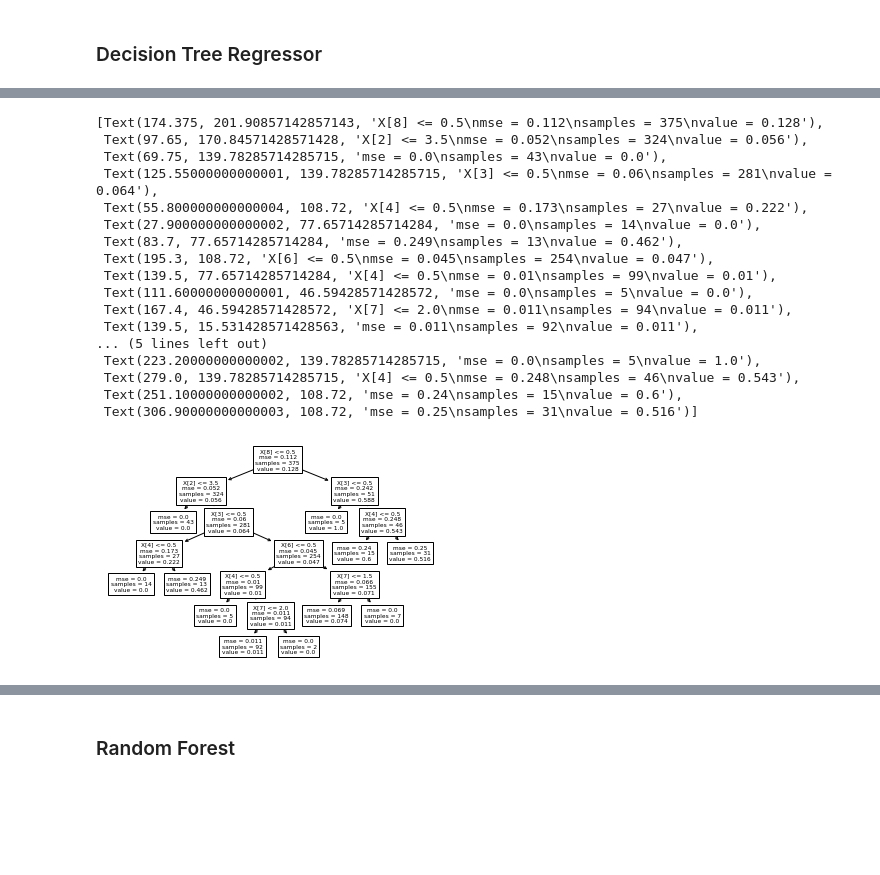
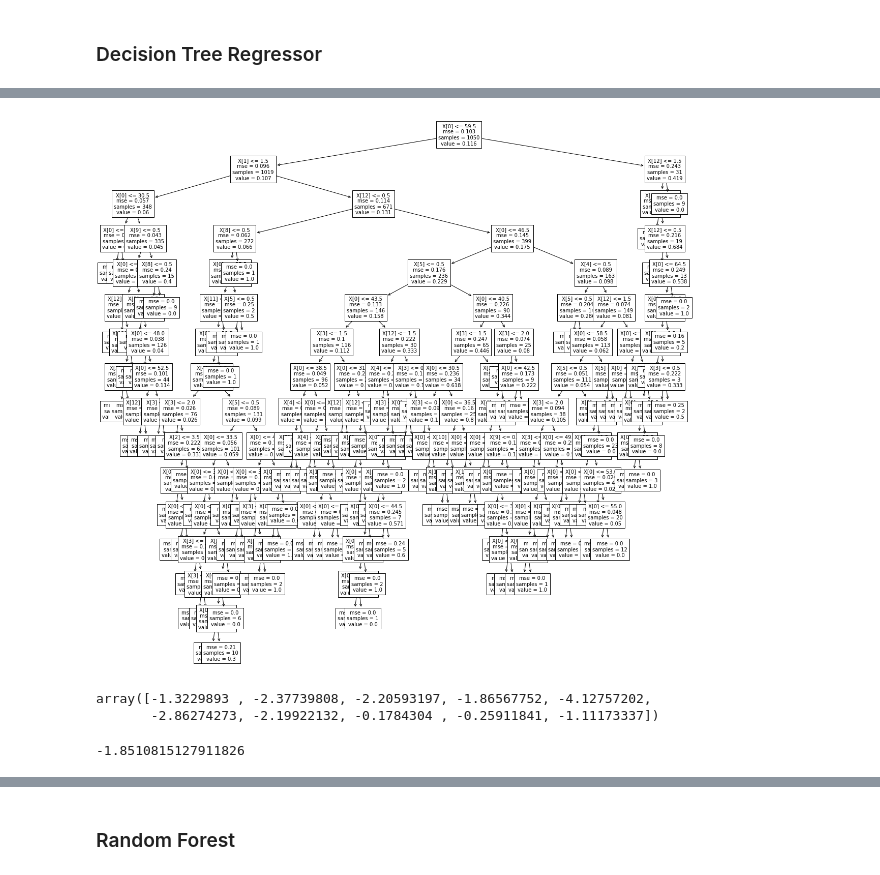
Before and after one commit to sergioneto12/Analise_Censo_Escolar_2020, a Jupyter notebook: Dados - Censo Escolar.ipynb, the cells around one changed output, grey strips where cells are left out. Saved outputs shown, nothing was run; the diff lists cells and outputs as text; code cells hidden in the pictures; blank space fills up the shorter version.

```diff
--- a/Dados - Censo Escolar.ipynb
+++ b/Dados - Censo Escolar.ipynb
@@ -125,8 +149,8 @@ dados_1
 # %%
 #Verificando os dados nulos
 
-dados_1 = dados_1[dados_1.isnull().values.any(axis=1)]
-NAvalues = dados_1.isnull().sum()
+dados_null = dados_1[dados_1.isnull().values.any(axis=1)]
+NAvalues = dados_null.isnull().sum()
 
 NAvaluesFrame = pd.DataFrame(NAvalues.sort_values(ascending = False), columns = ['NaN_Values'])
 
@@ -397,5 +392,5 @@ Será que podemos prever se, de acordo com as características dos professores q
 # %%
 # Previsão para o futuro
-df1 = dados_1[:500].copy().drop(['ID_DOCENTE', 'Mês Nasc.', 'Ano Nasc.'], axis=1)
+df1 = dados_1[:1500]
 df1
 # %% [output]
@@ -478,7 +427,7 @@ plt.show()
 from sklearn import svm
 from sklearn.model_selection import  train_test_split
 # %%
-data = df1[['Nacionalidade', 'Nec. Especial', 'Grau Escolaridade', 'Licenciatura', 'Com espec.', 'Com doutorado','Sem pós', 'Tipo de Docência', 'Língua Portuguesa']]
+data = df1.drop('Matemática', axis=1)
 target = df1['Matemática']
 
 data.fillna(0, inplace=True)
@@ -558,7 +545,7 @@ np.sqrt(mean_squared_error(y_test, predicao))
 # %%
 from sklearn.metrics import mean_absolute_error
 
-x_train, x_test, y_train, y_test = train_test_split(x, y, test_size = 0.5, random_state = 0)
+x_train, x_test, y_train, y_test = train_test_split(x, y, test_size = 0.3, random_state = 0)
 
 def get_mae(max_leaf_nodes, train_x, test_x, train_y, test_y):
     tester = DecisionTreeRegressor(max_leaf_nodes=max_leaf_nodes, random_state=0)
@@ -587,24 +587,24 @@ tester.score(x_test, y_test)
 # %%
-plot_tree(tester)
+plt.figure(figsize=(20,20))  # set plot size (denoted in inches)
+plot_tree(tester, fontsize=10)
+plt.show()
+# plot_tree(tester)
 # %% [output]
-[Text(174.375, 201.90857142857143, 'X[8] <= 0.5\nmse = 0.112\nsamples = 375\nvalue = 0.128'),
- Text(97.65, 170.84571428571428, 'X[2] <= 3.5\nmse = 0.052\nsamples = 324\nvalue = 0.056'),
- Text(69.75, 139.78285714285715, 'mse = 0.0\nsamples = 43\nvalue = 0.0'),
- Text(125.55000000000001, 139.78285714285715, 'X[3] <= 0.5\nmse = 0.06\nsamples = 281\nvalue = 0.064'),
- Text(55.800000000000004, 108.72, 'X[4] <= 0.5\nmse = 0.173\nsamples = 27\nvalue = 0.222'),
- Text(27.900000000000002, 77.65714285714284, 'mse = 0.0\nsamples = 14\nvalue = 0.0'),
- Text(83.7, 77.65714285714284, 'mse = 0.249\nsamples = 13\nvalue = 0.462'),
- Text(195.3, 108.72, 'X[6] <= 0.5\nmse = 0.045\nsamples = 254\nvalue = 0.047'),
- Text(139.5, 77.65714285714284, 'X[4] <= 0.5\nmse = 0.01\nsamples = 99\nvalue = 0.01'),
- Text(111.60000000000001, 46.59428571428572, 'mse = 0.0\nsamples = 5\nvalue = 0.0'),
- Text(167.4, 46.59428571428572, 'X[7] <= 2.0\nmse = 0.011\nsamples = 94\nvalue = 0.011'),
- Text(139.5, 15.531428571428563, 'mse = 0.011\nsamples = 92\nvalue = 0.011'),
-... (5 lines left out)
- Text(223.20000000000002, 139.78285714285715, 'mse = 0.0\nsamples = 5\nvalue = 1.0'),
- Text(279.0, 139.78285714285715, 'X[4] <= 0.5\nmse = 0.248\nsamples = 46\nvalue = 0.543'),
- Text(251.10000000000002, 108.72, 'mse = 0.24\nsamples = 15\nvalue = 0.6'),
- Text(306.90000000000003, 108.72, 'mse = 0.25\nsamples = 31\nvalue = 0.516')]
-[figure, old version]
+[figure, new version]
+# %%
+from sklearn.model_selection import cross_val_score
+
+val_res_clf = cross_val_score(tester, data, target, cv=10)
+val_res_clf
+# %% [output]
+array([-1.3229893 , -2.37739808, -2.20593197, -1.86567752, -4.12757202,
+       -2.86274273, -2.19922132, -0.1784304 , -0.25911841, -1.11173337])
+# %%
+#Média da acurácia do modelo usando cross validation
+
+val_res_clf.mean()
+# %% [output]
+-1.8510815127911826
 # %%
 classificacao = tester.predict(data)
 df1['classificacao'] = classificacao
```
Also changed, not shown: parts of 91 cells of this notebook, 5 other files.
